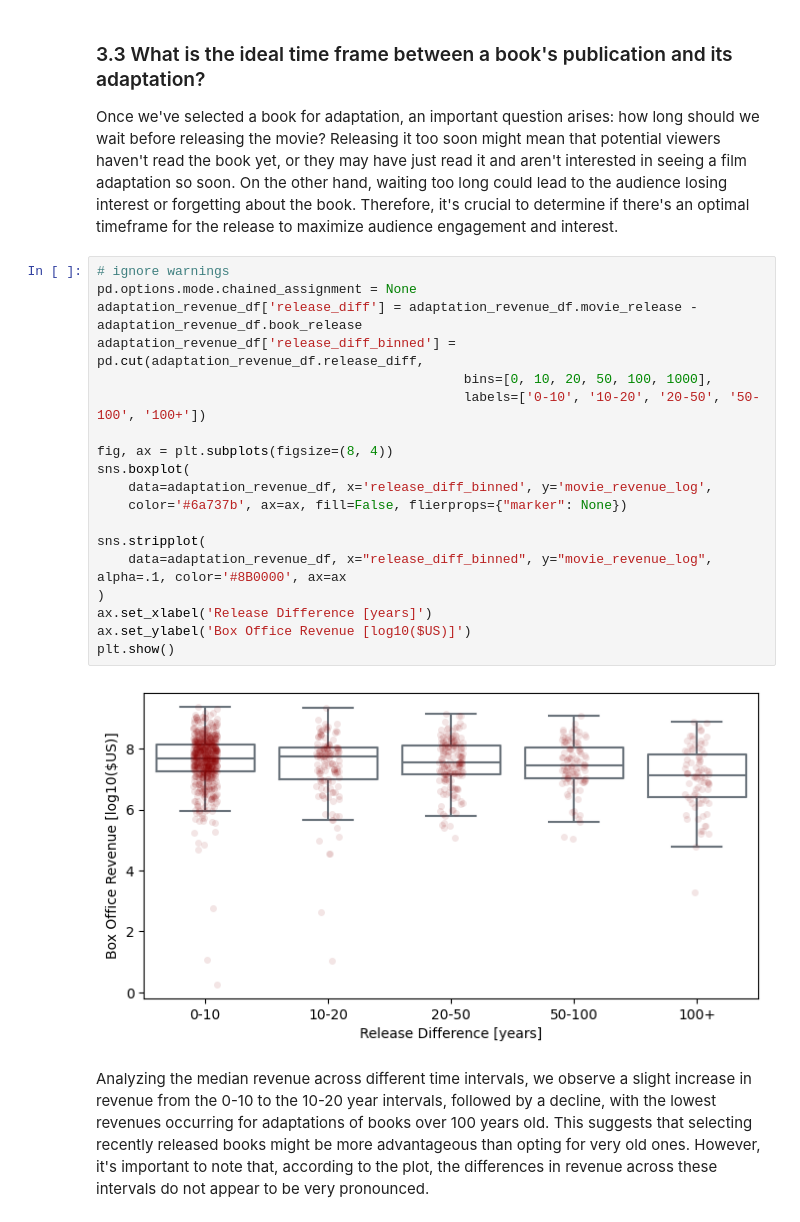
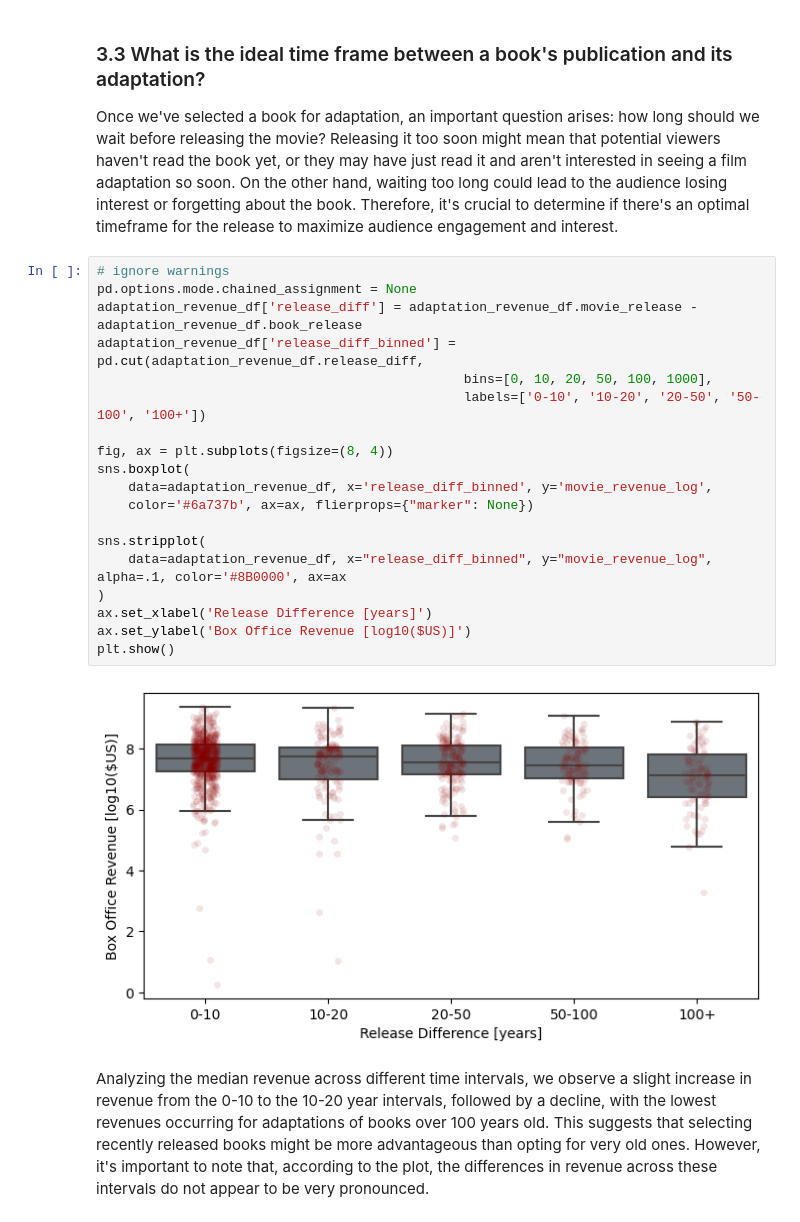
Before and after one commit to epfl-ada/ada-2023-project-team0110, a Jupyter notebook: milestone_3_final.ipynb, the cells around one changed output. Saved outputs shown, nothing was run; the diff lists cells and outputs as text.

```diff
--- a/milestone_3_final.ipynb
+++ b/milestone_3_final.ipynb
@@ -1113,24 +1131,24 @@ Once we've selected a book for adaptation, an important question arises: how lon
 # %%
 # ignore warnings
 pd.options.mode.chained_assignment = None
 adaptation_revenue_df['release_diff'] = adaptation_revenue_df.movie_release - adaptation_revenue_df.book_release
 adaptation_revenue_df['release_diff_binned'] = pd.cut(adaptation_revenue_df.release_diff,
                                                bins=[0, 10, 20, 50, 100, 1000],
                                                labels=['0-10', '10-20', '20-50', '50-100', '100+'])
 
 fig, ax = plt.subplots(figsize=(8, 4))
 sns.boxplot(
     data=adaptation_revenue_df, x='release_diff_binned', y='movie_revenue_log',
-    color='#6a737b', ax=ax, fill=False, flierprops={"marker": None})
+    color='#6a737b', ax=ax, flierprops={"marker": None})
 
 sns.stripplot(
     data=adaptation_revenue_df, x="release_diff_binned", y="movie_revenue_log", alpha=.1, color='#8B0000', ax=ax
 )
 ax.set_xlabel('Release Difference [years]')
 ax.set_ylabel('Box Office Revenue [log10($US)]')
 plt.show()
 # %% [output]
-[figure, old version]
+[figure, new version]
 # %% [markdown]
 Analyzing the median revenue across different time intervals, we observe a slight increase in revenue from the 0-10 to the 10-20 year intervals, followed by a decline, with the lowest revenues occurring for adaptations of books over 100 years old. This suggests that selecting recently released books might be more advantageous than opting for very old ones. However, it's important to note that, according to the plot, the differences in revenue across these intervals do not appear to be very pronounced.
 # %% [markdown]
```
Also changed, not shown: parts of 30 cells of this notebook, 11 other files.
